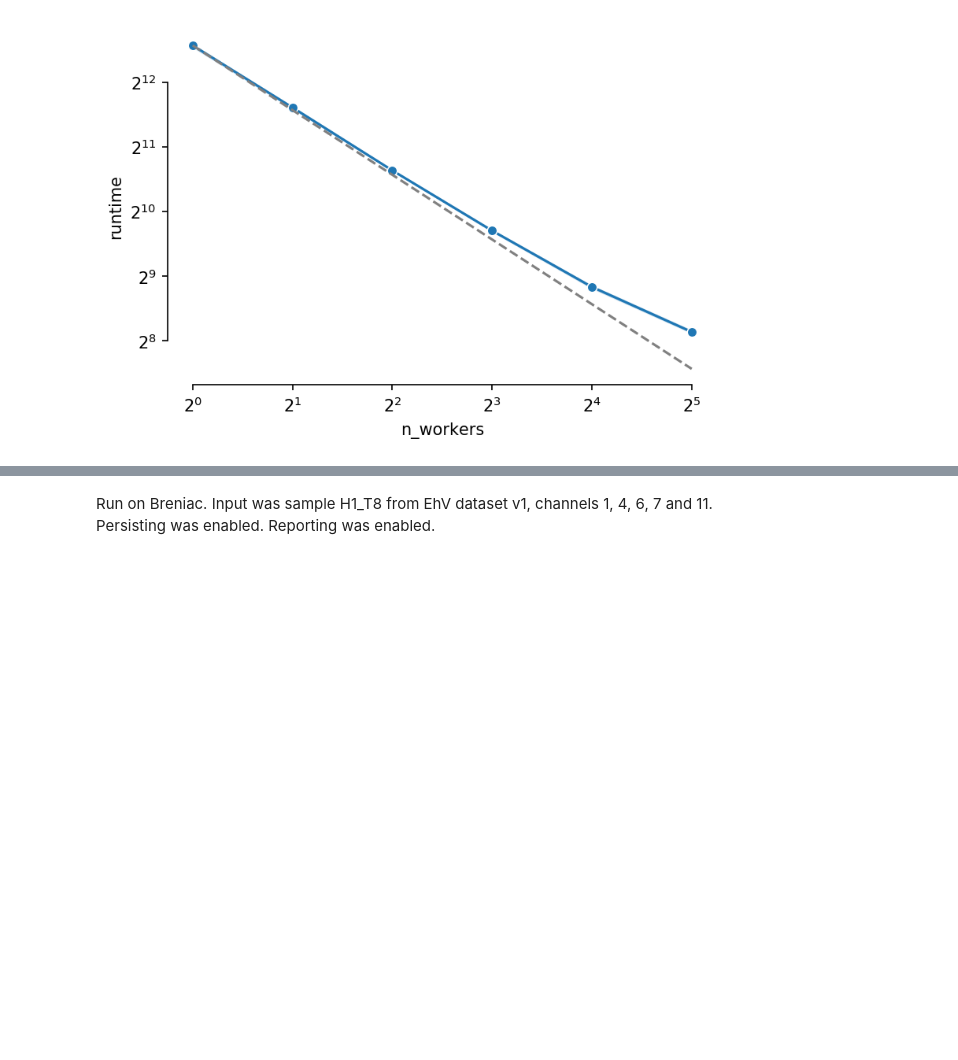
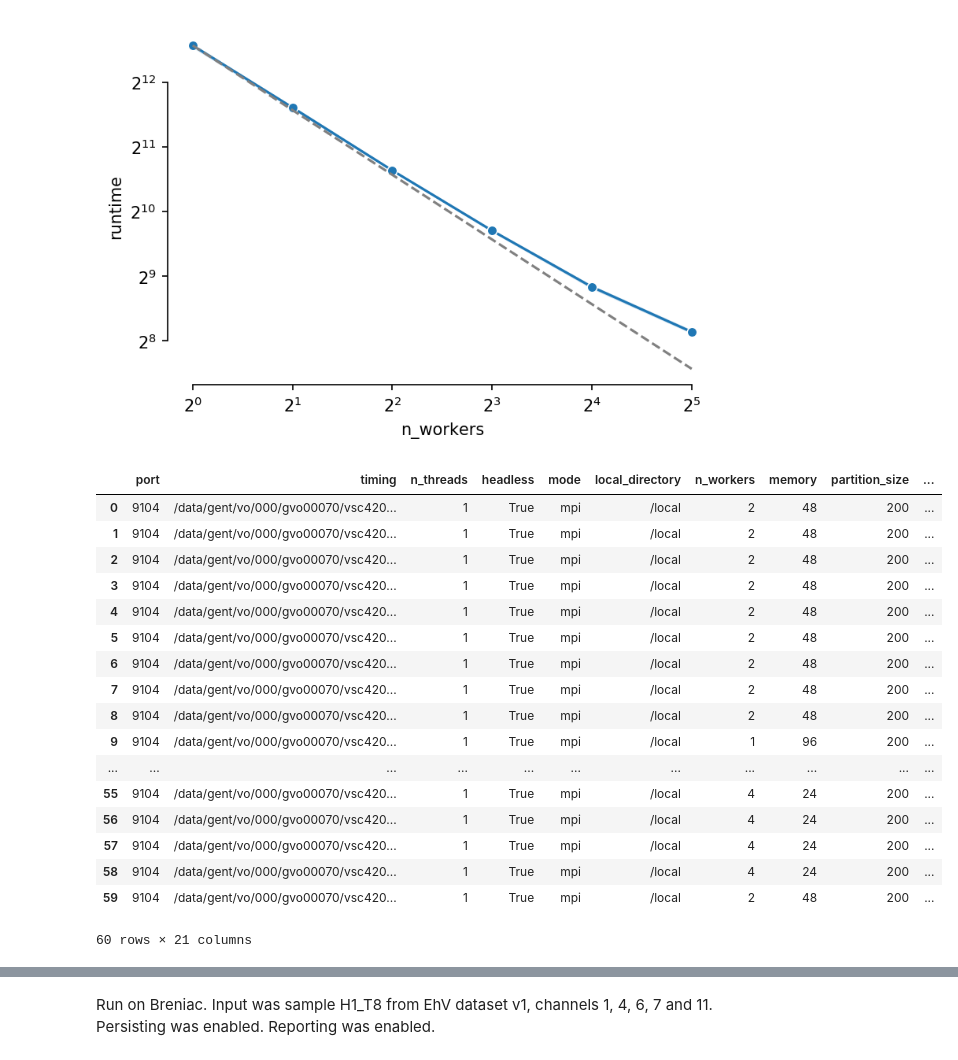
Before and after one commit to ScalableCytometryImageProcessing/benchmark, a Jupyter notebook: benchmark_results.ipynb, the cells around one changed output, grey strips where cells are left out. Saved outputs shown, nothing was run; the diff lists cells and outputs as text; code cells hidden in the pictures; blank space fills up the shorter version.

```diff
--- a/benchmark_results.ipynb
+++ b/benchmark_results.ipynb
@@ -144,3 +144,24 @@ ax.set_yscale("log", basey=2)
 seaborn.despine(ax=ax, trim=True)
 # %% [output]
 [figure]
+# %%
+df
+# %% [output]
+|  | port | timing | n_threads | headless | mode | local_directory | n_workers | memory | partition_size | ... |
+| 0 | 9104 | /data/gent/vo/000/gvo00070/vsc420... | 1 | True | mpi | /local | 2 | 48 | 200 | ... |
+| 1 | 9104 | /data/gent/vo/000/gvo00070/vsc420... | 1 | True | mpi | /local | 2 | 48 | 200 | ... |
+| 2 | 9104 | /data/gent/vo/000/gvo00070/vsc420... | 1 | True | mpi | /local | 2 | 48 | 200 | ... |
+| 3 | 9104 | /data/gent/vo/000/gvo00070/vsc420... | 1 | True | mpi | /local | 2 | 48 | 200 | ... |
+| 4 | 9104 | /data/gent/vo/000/gvo00070/vsc420... | 1 | True | mpi | /local | 2 | 48 | 200 | ... |
+| 5 | 9104 | /data/gent/vo/000/gvo00070/vsc420... | 1 | True | mpi | /local | 2 | 48 | 200 | ... |
+| 6 | 9104 | /data/gent/vo/000/gvo00070/vsc420... | 1 | True | mpi | /local | 2 | 48 | 200 | ... |
+| 7 | 9104 | /data/gent/vo/000/gvo00070/vsc420... | 1 | True | mpi | /local | 2 | 48 | 200 | ... |
+| 8 | 9104 | /data/gent/vo/000/gvo00070/vsc420... | 1 | True | mpi | /local | 2 | 48 | 200 | ... |
+| 9 | 9104 | /data/gent/vo/000/gvo00070/vsc420... | 1 | True | mpi | /local | 1 | 96 | 200 | ... |
+| ... | ... | ... | ... | ... | ... | ... | ... | ... | ... | ... |
+| 55 | 9104 | /data/gent/vo/000/gvo00070/vsc420... | 1 | True | mpi | /local | 4 | 24 | 200 | ... |
+| 56 | 9104 | /data/gent/vo/000/gvo00070/vsc420... | 1 | True | mpi | /local | 4 | 24 | 200 | ... |
+| 57 | 9104 | /data/gent/vo/000/gvo00070/vsc420... | 1 | True | mpi | /local | 4 | 24 | 200 | ... |
+| 58 | 9104 | /data/gent/vo/000/gvo00070/vsc420... | 1 | True | mpi | /local | 4 | 24 | 200 | ... |
+| 59 | 9104 | /data/gent/vo/000/gvo00070/vsc420... | 1 | True | mpi | /local | 2 | 48 | 200 | ... |
+60 rows × 21 columns
```
Also changed, not shown: parts of 7 cells of this notebook, 1 other file.
